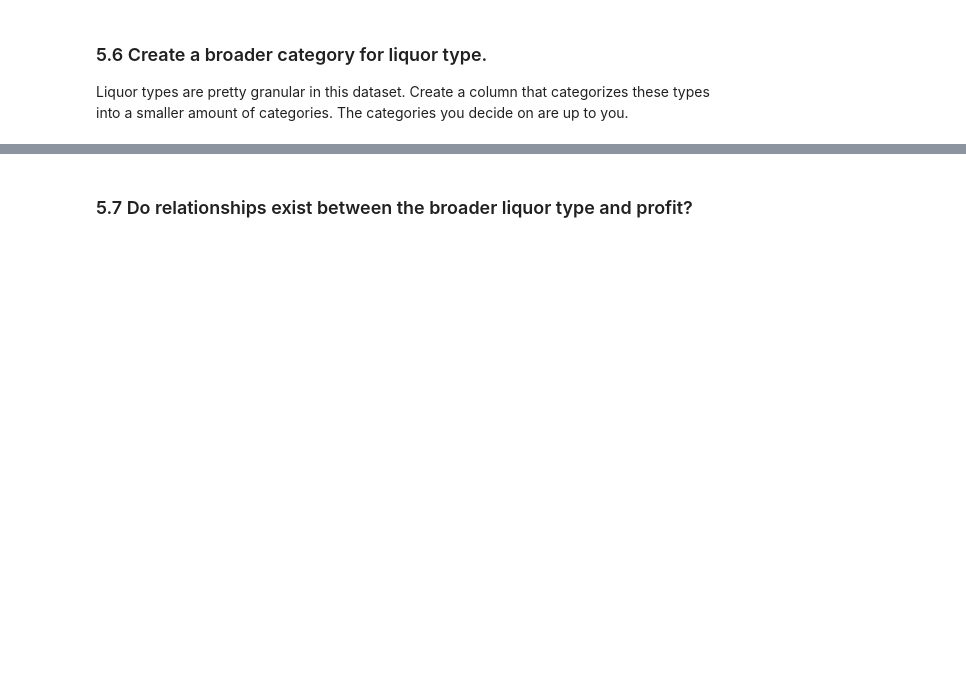
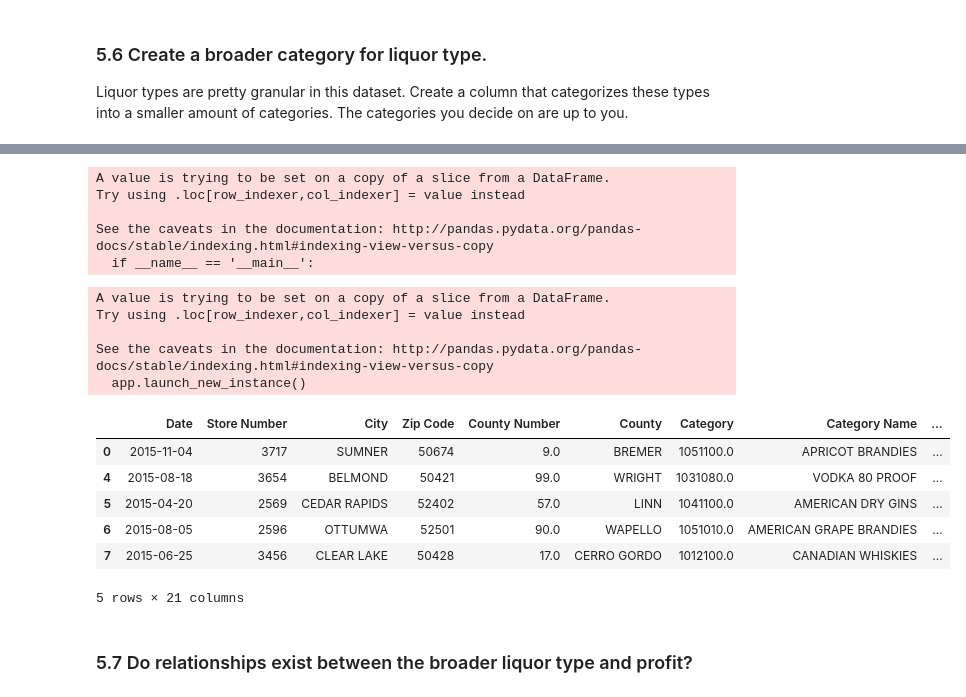
Before and after one commit to travelingvoid/Lana-DSI, a Jupyter notebook: In-progress Projects/project-2/project-02-iowa.ipynb, the cells around one changed output, grey strips where cells are left out. Cells and saved outputs as stored; diff of their text form; code cells hidden in the pictures; blank space fills up the shorter version.

```diff
--- a/In-progress Projects/project-2/project-02-iowa.ipynb
+++ b/In-progress Projects/project-2/project-02-iowa.ipynb
@@ -263,0 +489,26 @@ array(['APRICOT BRANDIES', 'BLENDED WHISKIES', 'STRAIGHT BOURBON WHISKIES',
+# %%
+openiowa2015['Liquor Type'] = openiowa2015['Category Name'].apply(sort_cat)
+# %% [output]
+A value is trying to be set on a copy of a slice from a DataFrame.
+Try using .loc[row_indexer,col_indexer] = value instead
+
+See the caveats in the documentation: http://pandas.pydata.org/pandas-docs/stable/indexing.html#indexing-view-versus-copy
+  if __name__ == '__main__':
+# %%
+#itemcost = (openiowa2015['State Bottle Cost']/openiowa2015['Bottle Volume (ml)'])*openiowa2015['Volume Sold (ml)']
+#openiowa2015['Profit'] = (openiowa2015['Sale (Dollars)']) - itemcost
+openiowa2015['Profit'] = (openiowa2015['State Bottle Retail']-openiowa2015['State Bottle Cost'])*openiowa2015['Bottles Sold']
+openiowa2015.head()
+# %% [output]
+A value is trying to be set on a copy of a slice from a DataFrame.
+Try using .loc[row_indexer,col_indexer] = value instead
+
+See the caveats in the documentation: http://pandas.pydata.org/pandas-docs/stable/indexing.html#indexing-view-versus-copy
+  app.launch_new_instance()
+|  | Date | Store Number | City | Zip Code | County Number | County | Category | Category Name | ... |
+| 0 | 2015-11-04 | 3717 | SUMNER | 50674 | 9.0 | BREMER | 1051100.0 | APRICOT BRANDIES | ... |
+| 4 | 2015-08-18 | 3654 | BELMOND | 50421 | 99.0 | WRIGHT | 1031080.0 | VODKA 80 PROOF | ... |
+| 5 | 2015-04-20 | 2569 | CEDAR RAPIDS | 52402 | 57.0 | LINN | 1041100.0 | AMERICAN DRY GINS | ... |
+| 6 | 2015-08-05 | 2596 | OTTUMWA | 52501 | 90.0 | WAPELLO | 1051010.0 | AMERICAN GRAPE BRANDIES | ... |
+| 7 | 2015-06-25 | 3456 | CLEAR LAKE | 50428 | 17.0 | CERRO GORDO | 1012100.0 | CANADIAN WHISKIES | ... |
+5 rows × 21 columns
```
Also changed, not shown: parts of 33 cells of this notebook, 2 other files.
